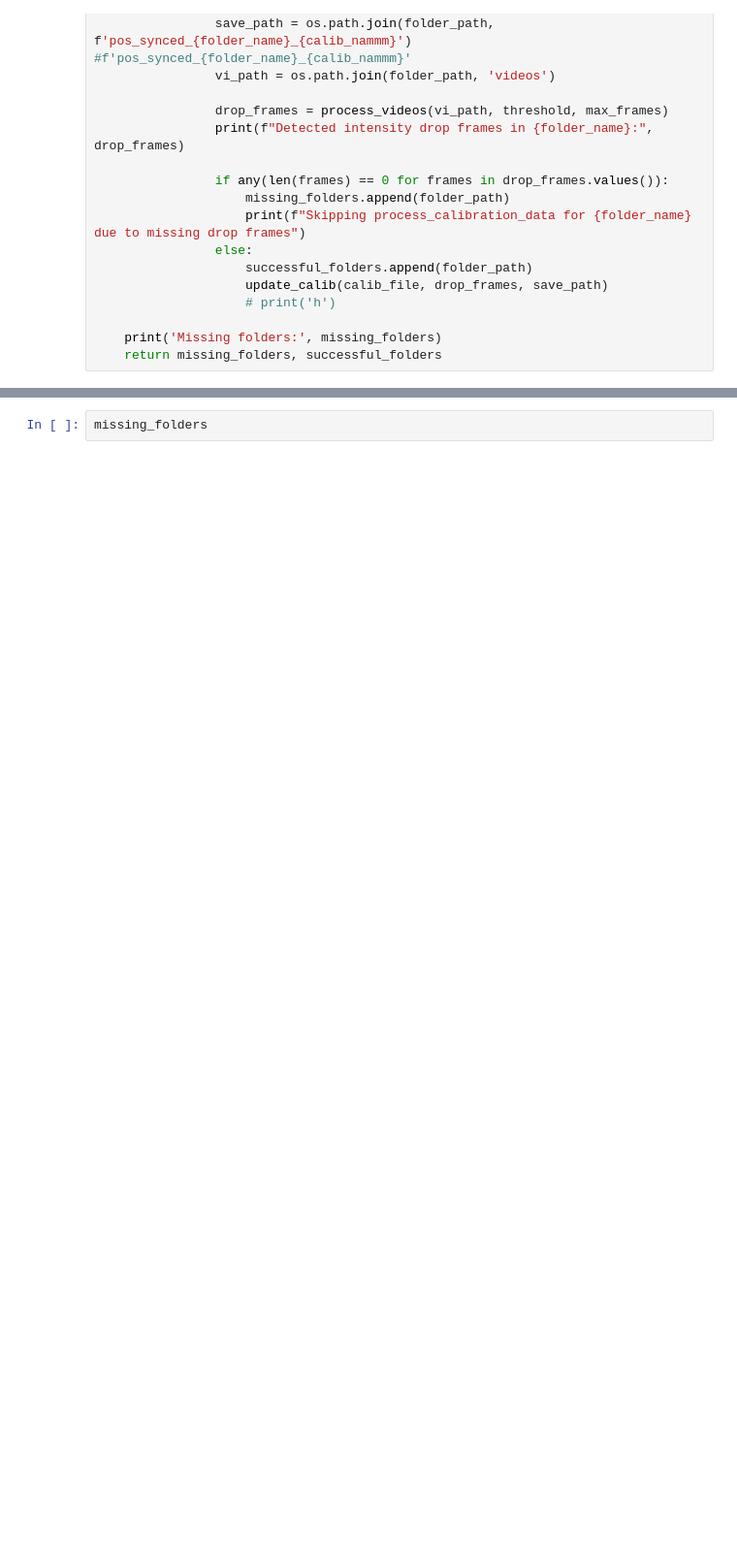
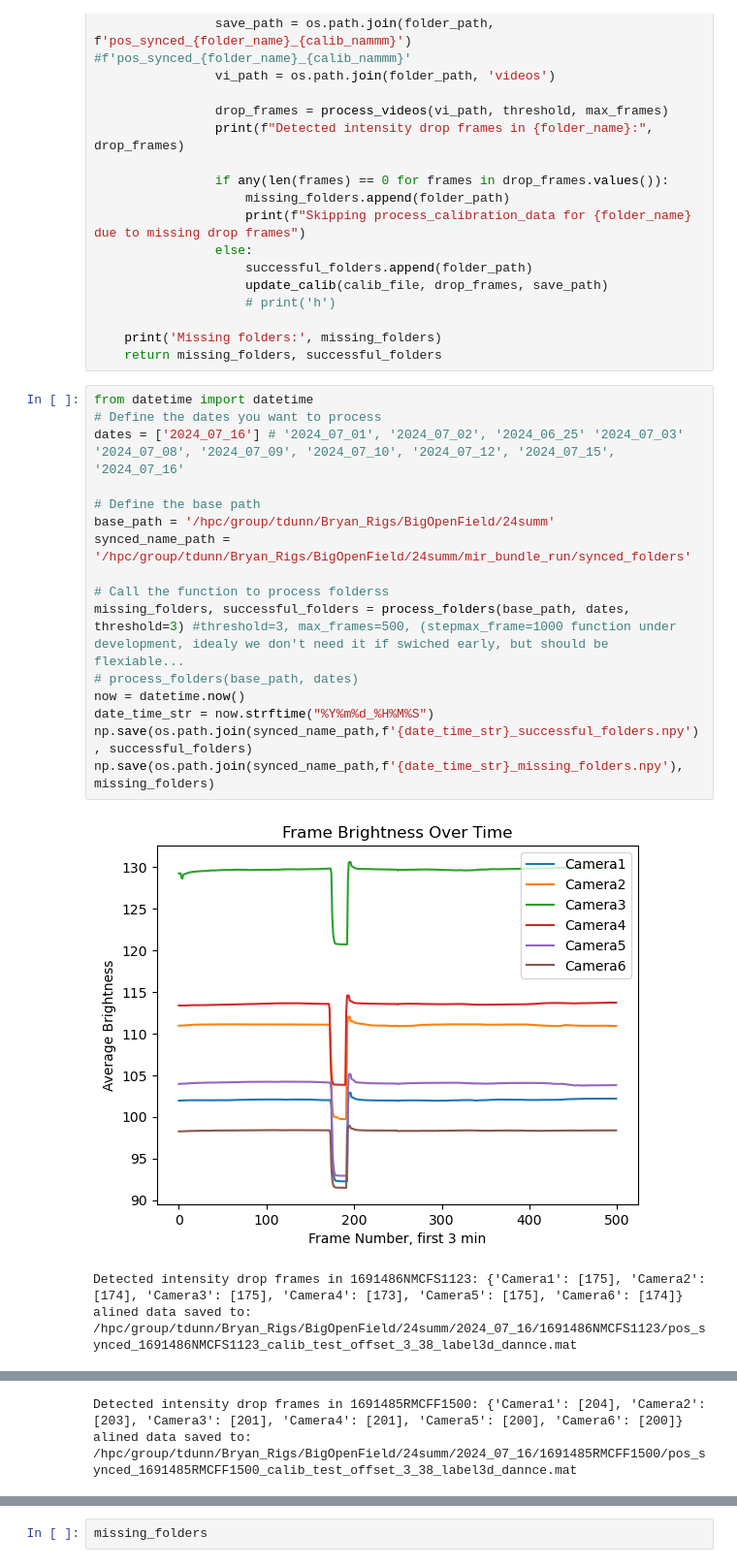
Before and after one commit to gadsfly/BBOP, a Jupyter notebook: useful_files/pos_sync_sync_light_mir_bundle_easy.ipynb, the cells around one changed output, grey strips where cells are left out. Shown at 97% size. Drawn from its saved outputs; the diff is of its cells as text; blank space fills up the shorter version.

```diff
--- a/useful_files/pos_sync_sync_light_mir_bundle_easy.ipynb
+++ b/useful_files/pos_sync_sync_light_mir_bundle_easy.ipynb
@@ -181,3 +181,23 @@ def process_folders(base_path, dates, threshold=3, max_frames=500, stepmax_frame
 
     print('Missing folders:', missing_folders)
     return missing_folders, successful_folders
+# %%
+from datetime import datetime
+# Define the dates you want to process
+dates = ['2024_07_16'] # '2024_07_01', '2024_07_02', '2024_06_25' '2024_07_03' '2024_07_08', '2024_07_09', '2024_07_10', '2024_07_12', '2024_07_15', '2024_07_16'
+
+# Define the base path
+base_path = '/hpc/group/tdunn/Bryan_Rigs/BigOpenField/24summ'
+synced_name_path = '/hpc/group/tdunn/Bryan_Rigs/BigOpenField/24summ/mir_bundle_run/synced_folders'
+
+# Call the function to process folderss
+missing_folders, successful_folders = process_folders(base_path, dates, threshold=3) #threshold=3, max_frames=500, (stepmax_frame=1000 function under development, idealy we don't need it if swiched early, but should be flexiable...
+# process_folders(base_path, dates)
+now = datetime.now()
+date_time_str = now.strftime("%Y%m%d_%H%M%S")
+np.save(os.path.join(synced_name_path,f'{date_time_str}_successful_folders.npy'), successful_folders)
+np.save(os.path.join(synced_name_path,f'{date_time_str}_missing_folders.npy'), missing_folders)
+# %% [output]
+[figure, added]
+Detected intensity drop frames in 1691486NMCFS1123: {'Camera1': [175], 'Camera2': [174], 'Camera3': [175], 'Camera4': [173], 'Camera5': [175], 'Camera6': [174]}
+alined data saved to: /hpc/group/tdunn/Bryan_Rigs/BigOpenField/24summ/2024_07_16/1691486NMCFS1123/pos_synced_1691486NMCFS1123_calib_test_offset_3_38_label3d_dannce.mat
@@ -183,0 +205,2 @@ def process_folders(base_path, dates, threshold=3, max_frames=500, stepmax_frame
+Detected intensity drop frames in 1691485RMCFF1500: {'Camera1': [204], 'Camera2': [203], 'Camera3': [201], 'Camera4': [201], 'Camera5': [200], 'Camera6': [200]}
+alined data saved to: /hpc/group/tdunn/Bryan_Rigs/BigOpenField/24summ/2024_07_16/1691485RMCFF1500/pos_synced_1691485RMCFF1500_calib_test_offset_3_38_label3d_dannce.mat
```
Also changed, not shown: parts of 2 cells of this notebook, 1 other file.
